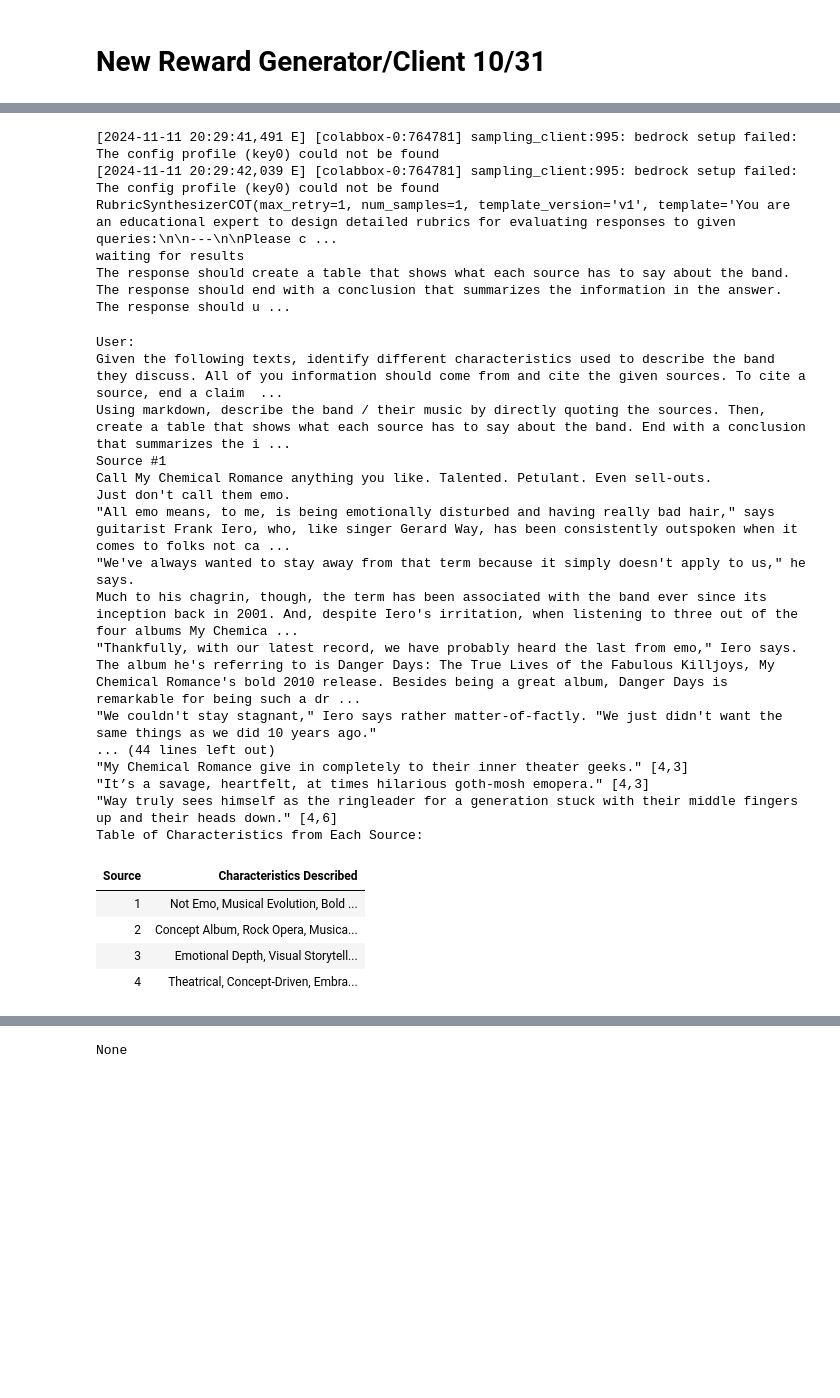
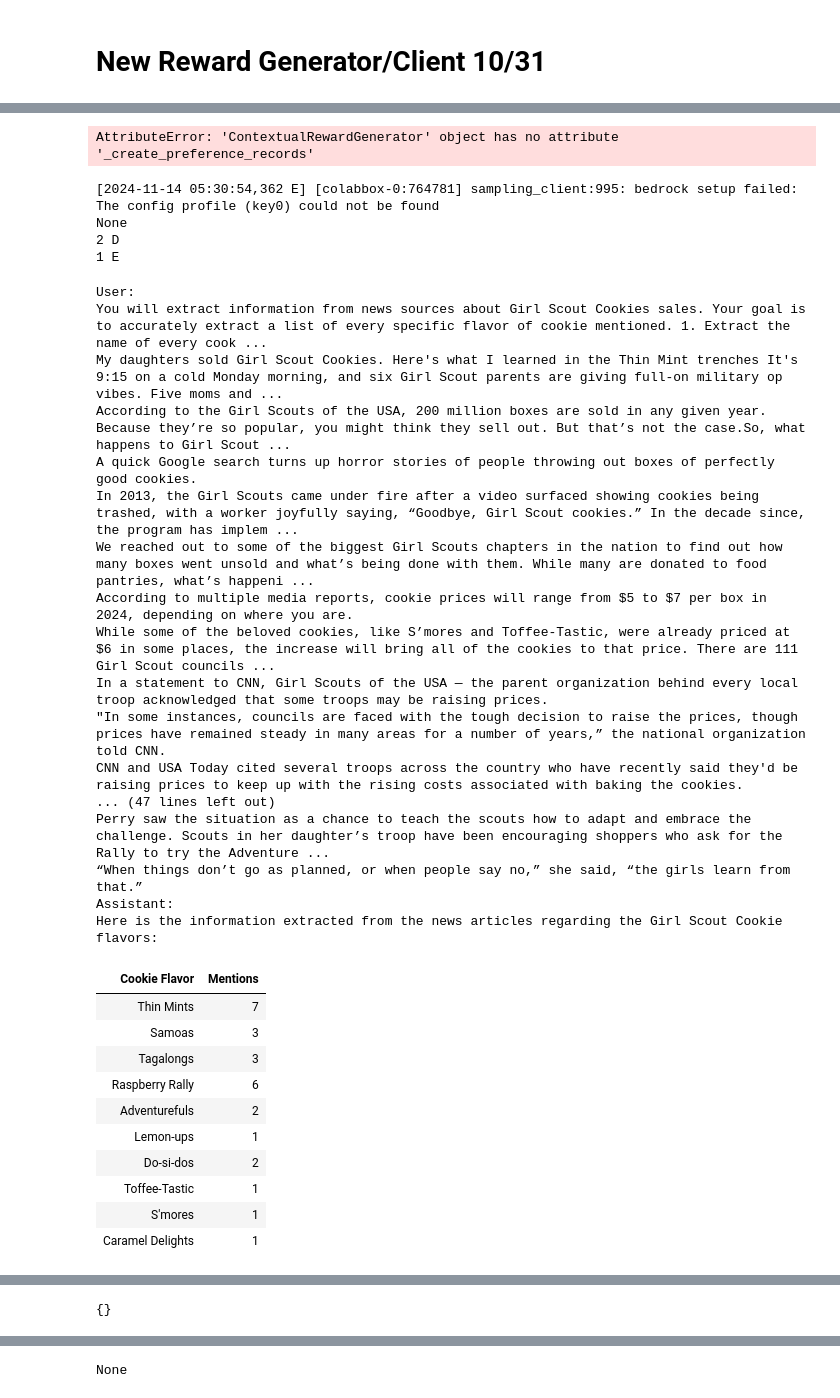
Before and after one commit to yuchenhe-xai/yccolab, a Jupyter notebook: 241015_exp_runs_rubrics.ipynb, the cells around one changed output, grey strips where cells are left out. Drawn from its saved outputs; the diff is of its cells as text; code cells hidden in the pictures; blank space fills up the shorter version.

Commit message:
update recent experiment codes

```diff
--- a/241015_exp_runs_rubrics.ipynb
+++ b/241015_exp_runs_rubrics.ipynb
@@ -2259,7 +2306,7 @@ from xlm.reward_client import RewardClient
 # await generator.generate_single(example=newi, response="I am an AI agent and I could not do this task.")
 
 
-client = ContextualRewardClient(address="v5l-1024-crm-critic-sglang.yuchen.svc.max.x.ai")
+client = ContextualRewardClient(address="v5l-1108-crm-criticaspect-sglang.yuchen.svc.max.x.ai")
 await client.generate(msg)
 # %% [output]
 [2024-11-10 01:39:26,348 E] [colabbox-0:305999] sampling_client:995: bedrock setup failed: The config profile (key0) could not be found
@@ -3462,3 +3532,5 @@ RubricType["NONE"]
 # %%
-data_path = "/data/datasets/preferences-v2/raw/renew/surge_finegrain_api_1/part-00000-of-00001.parquet"
+data_path = "/data/datasets/references-v2/filtered/xrenewNONE/train/surge_finegrain_api_4/data/part-00000-of-00004.parquet"
 data = utils.read_df(data_path)
+
+data
@@ -3465,4 +3541,4 @@ data = utils.read_df(data_path)
 # %%
-data1 = data.iloc[4].to_dict()
+data1 = data.iloc[1].to_dict()
 data1 = {k: v.tolist() if isinstance(v, np.ndarray) else v for k, v in data1.items()}
-# data1
+data1
@@ -3469,42 +3563,53 @@ data1 = {k: v.tolist() if isinstance(v, np.ndarray) else v for k, v in data1.ite
+# %%
+output = await g._create_preference_records(record=data1)
+# %% [output]
+AttributeError: 'ContextualRewardGenerator' object has no attribute '_create_preference_records'
 # %%
 #@title test a general synsthesis reward generator
 example = copy.deepcopy(data1)
 
 client = SamplingClient()
 g = ContextualRewardGenerator()
-g.initialize(client=client, model=DEFAULT_MODEL, rubrics_type=RubricType.SYNTHESIS)
+g.initialize(client=client, model=DEFAULT_MODEL, context_type=ContextType.ASPECT)
 print(g.synthesizer)
 
-conversation, convo_loss_mask, rubrics = await g.create_contextual_messages(example=example, include_reference="B")
+conversation, convo_loss_mask, rubrics = await g.create_contextual_messages(example=example, include_reference="AB", include_ideal_response="ideal")
 # display_conversation(example['conversation'], example["conv_loss_mask"])
 
 # print(json.dumps(conversation, indent=2))
 display_conversation(conversation, convo_loss_mask)
+
+print({k: v for k, v in example.items() if "score" in k})
 # %% [output]
-[2024-11-11 20:29:41,491 E] [colabbox-0:764781] sampling_client:995: bedrock setup failed: The config profile (key0) could not be found
-[2024-11-11 20:29:42,039 E] [colabbox-0:764781] sampling_client:995: bedrock setup failed: The config profile (key0) could not be found
-RubricSynthesizerCOT(max_retry=1, num_samples=1, template_version='v1', template='You are an educational expert to design detailed rubrics for evaluating responses to given queries:\n\n---\n\nPlease c ...
-waiting for results
-The response should create a table that shows what each source has to say about the band. The response should end with a conclusion that summarizes the information in the answer. The response should u ...
+[2024-11-14 05:30:54,362 E] [colabbox-0:764781] sampling_client:995: bedrock setup failed: The config profile (key0) could not be found
+None
+2 D
+1 E
 User:
-Given the following texts, identify different characteristics used to describe the band they discuss. All of you information should come from and cite the given sources. To cite a source, end a claim  ...
-Using markdown, describe the band / their music by directly quoting the sources. Then, create a table that shows what each source has to say about the band. End with a conclusion that summarizes the i ...
-Source #1
-Call My Chemical Romance anything you like. Talented. Petulant. Even sell-outs.
-Just don't call them emo.
-"All emo means, to me, is being emotionally disturbed and having really bad hair," says guitarist Frank Iero, who, like singer Gerard Way, has been consistently outspoken when it comes to folks not ca ...
-"We've always wanted to stay away from that term because it simply doesn't apply to us," he says.
-Much to his chagrin, though, the term has been associated with the band ever since its inception back in 2001. And, despite Iero's irritation, when listening to three out of the four albums My Chemica ...
-"Thankfully, with our latest record, we have probably heard the last from emo," Iero says.
-The album he's referring to is Danger Days: The True Lives of the Fabulous Killjoys, My Chemical Romance's bold 2010 release. Besides being a great album, Danger Days is remarkable for being such a dr ...
-"We couldn't stay stagnant," Iero says rather matter-of-factly. "We just didn't want the same things as we did 10 years ago."
-... (44 lines left out)
-"My Chemical Romance give in completely to their inner theater geeks." [4,3]
-"It’s a savage, heartfelt, at times hilarious goth-mosh emopera." [4,3]
-"Way truly sees himself as the ringleader for a generation stuck with their middle fingers up and their heads down." [4,6]
-Table of Characteristics from Each Source:
+You will extract information from news sources about Girl Scout Cookies sales. Your goal is to accurately extract a list of every specific flavor of cookie mentioned. 1. Extract the name of every cook ...
+My daughters sold Girl Scout Cookies. Here's what I learned in the Thin Mint trenches It's 9:15 on a cold Monday morning, and six Girl Scout parents are giving full-on military op vibes. Five moms and ...
+According to the Girl Scouts of the USA, 200 million boxes are sold in any given year. Because they’re so popular, you might think they sell out. But that’s not the case.So, what happens to Girl Scout ...
+A quick Google search turns up horror stories of people throwing out boxes of perfectly good cookies.
+In 2013, the Girl Scouts came under fire after a video surfaced showing cookies being trashed, with a worker joyfully saying, “Goodbye, Girl Scout cookies.” In the decade since, the program has implem ...
+We reached out to some of the biggest Girl Scouts chapters in the nation to find out how many boxes went unsold and what’s being done with them. While many are donated to food pantries, what’s happeni ...
+According to multiple media reports, cookie prices will range from $5 to $7 per box in 2024, depending on where you are.
+While some of the beloved cookies, like S’mores and Toffee-Tastic, were already priced at $6 in some places, the increase will bring all of the cookies to that price. There are 111 Girl Scout councils ...
+In a statement to CNN, Girl Scouts of the USA — the parent organization behind every local troop acknowledged that some troops may be raising prices.
+"In some instances, councils are faced with the tough decision to raise the prices, though prices have remained steady in many areas for a number of years,” the national organization told CNN.
+CNN and USA Today cited several troops across the country who have recently said they'd be raising prices to keep up with the rising costs associated with baking the cookies.
+... (47 lines left out)
+Perry saw the situation as a chance to teach the scouts how to adapt and embrace the challenge. Scouts in her daughter’s troop have been encouraging shoppers who ask for the Rally to try the Adventure ...
+“When things don’t go as planned, or when people say no,” she said, “the girls learn from that.”
+Assistant:
+Here is the information extracted from the news articles regarding the Girl Scout Cookie flavors:
-| Source | Characteristics Described |
-| 1 | Not Emo, Musical Evolution, Bold ... |
-| 2 | Concept Album, Rock Opera, Musica... |
-| 3 | Emotional Depth, Visual Storytell... |
-| 4 | Theatrical, Concept-Driven, Embra... |
+| Cookie Flavor | Mentions |
+| Thin Mints | 7 |
+| Samoas | 3 |
+| Tagalongs | 3 |
+| Raspberry Rally | 6 |
+| Adventurefuls | 2 |
+| Lemon-ups | 1 |
+| Do-si-dos | 2 |
+| Toffee-Tastic | 1 |
+| S'mores | 1 |
+| Caramel Delights | 1 |
@@ -3521,3 +3655,4 @@ D
+{}
 # %%
 # print(output['reward'])
 # # display_conversation(output['conversation'], output['conv_loss_mask'])
```
Also changed, not shown: parts of 34 cells of this notebook.
